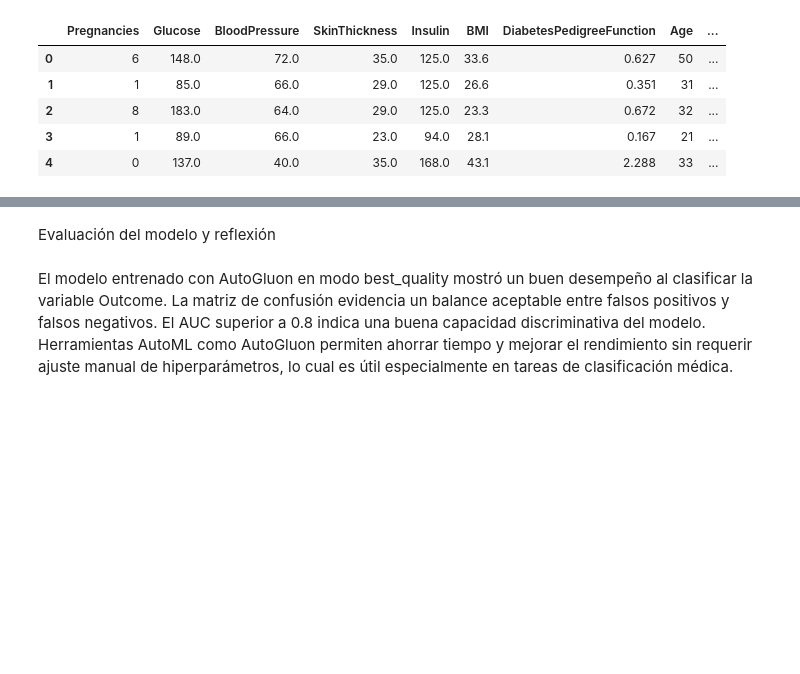
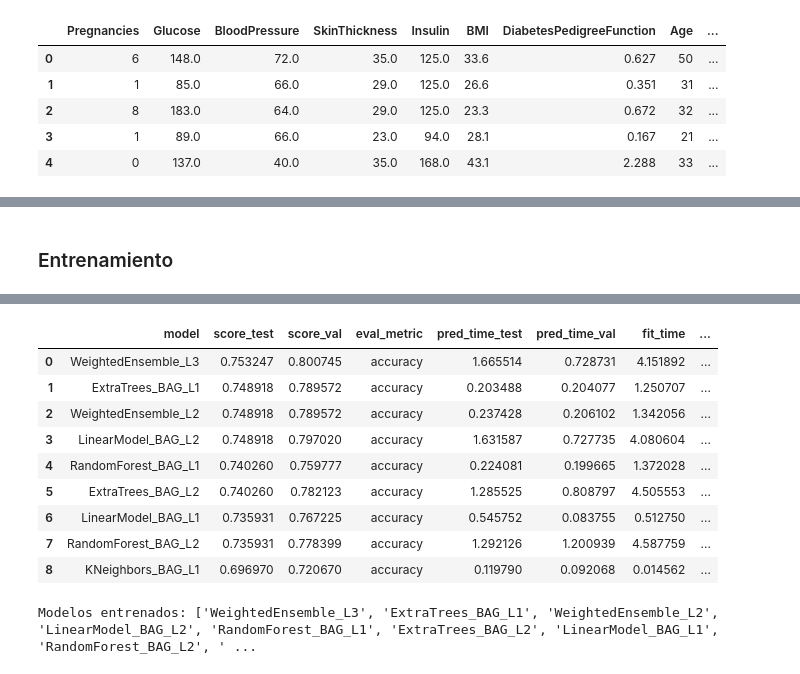
Before and after one commit to BrandonReyes0609/Lab7-DataScience, a Jupyter notebook: Lab7.ipynb, the cells around one changed output, grey strips where cells are left out. Saved outputs shown, nothing was run; the diff lists cells and outputs as text; code cells hidden in the pictures; blank space fills up the shorter version.

```diff
--- a/Lab7.ipynb
+++ b/Lab7.ipynb
@@ -252,16 +271,53 @@ Entrenamiento del modelo con AutoGluon
+# %% [markdown]
+### Entrenamiento
 # %%
-from sklearn.model_selection import train_test_split
-
-train_data, test_data = train_test_split(df_prepared, test_size=0.3, random_state=42)
-
-columna_objetivo = "Outcome"
-
-predictor = TabularPredictor(label=columna_objetivo).fit(
-    train_data,
-    presets='best_quality',
-    verbosity=2
+label = "Outcome"
+train_df, test_df = train_test_split(
+    df_prepared, test_size=0.30, random_state=42, stratify=df_prepared[label]
 )
 
-print("\nModelos entrenados y su desempeño:")
+train_data = TabularDataset(train_df)
+test_data  = TabularDataset(test_df)
+
+# 3) Conjunto de modelos a entrenar
+hyperparams = {
+    "GBM": {},          # LightGBM
+    "CAT": {},          # CatBoost
+    "XGB": {},          # XGBoost
+    "RF": {},           # RandomForest
+    "XT": {},           # ExtraTrees
+    "KNN": {},          # kNN
+    "NN_TORCH": {},     # Red neuronal (PyTorch)
+    "LR": {},           # Lineal (Logistic/SGD)
+}
+
+predictor = TabularPredictor(
+    label=label,
+    problem_type="binary",
+    eval_metric="accuracy",
+).fit(
+    train_data=train_data,
+    presets="best_quality",
+    time_limit=800,
+    hyperparameters=hyperparams,
+    verbosity=2,
+)
+predictor = TabularPredictor(
+    label=label,
+    problem_type="binary",
+    eval_metric="accuracy",
+).fit(
+    train_data=train_data,
+    presets="best_quality",
+    time_limit=2500,
+    hyperparameters=hyperparams,
+    verbosity=2,
+)
+
+# 5) Desempeño de modelos
 leaderboard = predictor.leaderboard(test_data, silent=True)
 display(leaderboard)
+
+model_names = leaderboard["model"].tolist()
+print("Modelos entrenados:", model_names)
+# %% [output]
@@ -268,2 +341,11 @@ display(leaderboard)
+|  | model | score_test | score_val | eval_metric | pred_time_test | pred_time_val | fit_time | ... |
+| 0 | WeightedEnsemble_L3 | 0.753247 | 0.800745 | accuracy | 1.665514 | 0.728731 | 4.151892 | ... |
+| 1 | ExtraTrees_BAG_L1 | 0.748918 | 0.789572 | accuracy | 0.203488 | 0.204077 | 1.250707 | ... |
+| 2 | WeightedEnsemble_L2 | 0.748918 | 0.789572 | accuracy | 0.237428 | 0.206102 | 1.342056 | ... |
+| 3 | LinearModel_BAG_L2 | 0.748918 | 0.797020 | accuracy | 1.631587 | 0.727735 | 4.080604 | ... |
+| 4 | RandomForest_BAG_L1 | 0.740260 | 0.759777 | accuracy | 0.224081 | 0.199665 | 1.372028 | ... |
+| 5 | ExtraTrees_BAG_L2 | 0.740260 | 0.782123 | accuracy | 1.285525 | 0.808797 | 4.505553 | ... |
+| 6 | LinearModel_BAG_L1 | 0.735931 | 0.767225 | accuracy | 0.545752 | 0.083755 | 0.512750 | ... |
+| 7 | RandomForest_BAG_L2 | 0.735931 | 0.778399 | accuracy | 1.292126 | 1.200939 | 4.587759 | ... |
+| 8 | KNeighbors_BAG_L1 | 0.696970 | 0.720670 | accuracy | 0.119790 | 0.092068 | 0.014562 | ... |
+Modelos entrenados: ['WeightedEnsemble_L3', 'ExtraTrees_BAG_L1', 'WeightedEnsemble_L2', 'LinearModel_BAG_L2', 'RandomForest_BAG_L1', 'ExtraTrees_BAG_L2', 'LinearModel_BAG_L1', 'RandomForest_BAG_L2', ' ...
-# %% [markdown]
-Evaluación del modelo y reflexión
@@ -303,2 +351,0 @@ plt.show()
-# %% [markdown]
-El modelo entrenado con AutoGluon en modo best_quality mostró un buen desempeño al clasificar la variable Outcome. La matriz de confusión evidencia un balance aceptable entre falsos positivos y falsos negativos. El AUC superior a 0.8 indica una buena capacidad discriminativa del modelo. Herramientas AutoML como AutoGluon permiten ahorrar tiempo y mejorar el rendimiento sin requerir ajuste manual de hiperparámetros, lo cual es útil especialmente en tareas de clasificación médica.
```
Also changed, not shown: parts of 29 cells of this notebook, 1 other file.
